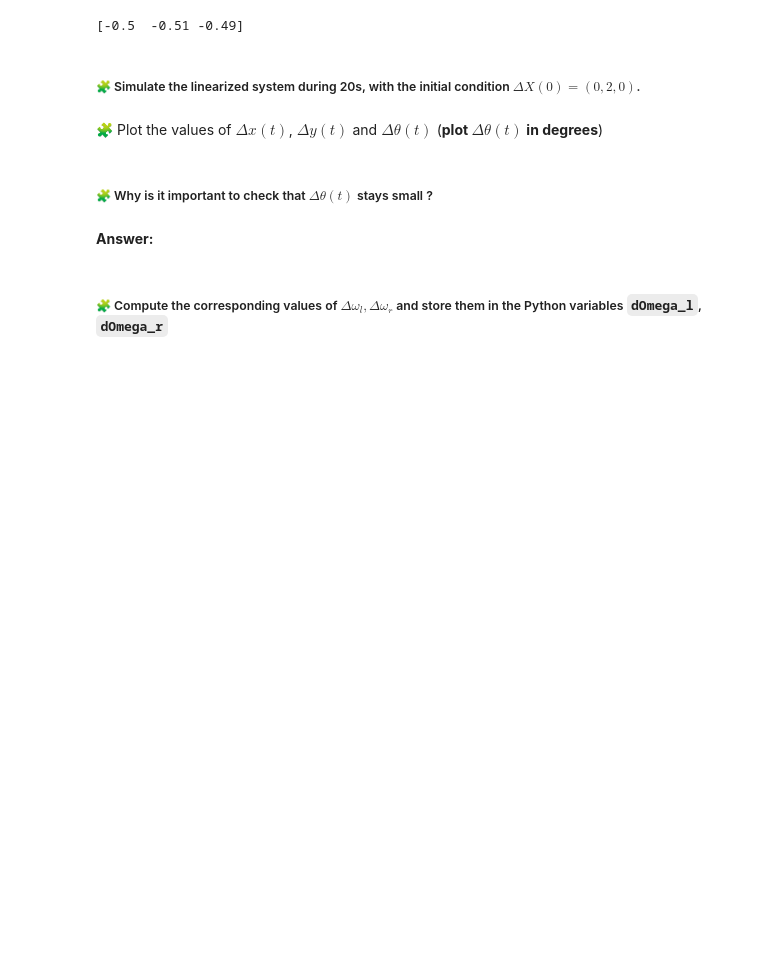
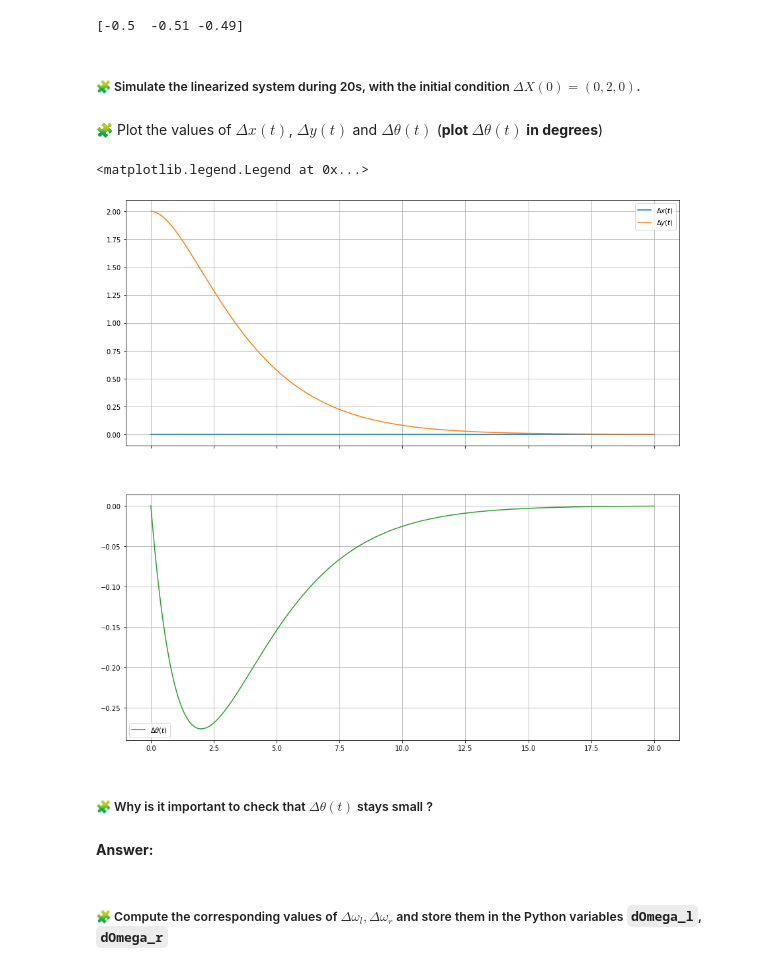
Before and after one commit to AymaneFAIQ/control-engineering-with-python-project-2022-2023, a Jupyter notebook: Project-2.ipynb, the cells around one changed output. Drawn from its saved outputs; the diff is of its cells as text; code cells hidden in the pictures; blank space fills up the shorter version.

```diff
--- a/Project-2.ipynb
+++ b/Project-2.ipynb
@@ -653,6 +653,21 @@ def deltaomega(t, deltaX):
 r = solve_ivp(fun = lin_fun, t_span = [0, 20], y0 = [0, 2, 0], dense_output = True, rtol = rtol, atol = atol)
 # %% [markdown]
 🧩 Plot the values of $\Delta x(t)$, $\Delta y(t)$ and $\Delta\theta(t)$ (**plot $\Delta\theta(t)$ in degrees**)
+# %%
+t = linspace(0.0, 20, 1000)
+dx, dy, dtheta = r["sol"](t)
+fig=figure(figsize=(15, 15))
+ax1, ax2 = fig.subplots(2, 1, sharex=True)
+ax1.grid(True)
+ax1.plot(t, dx, label="$\Delta x(t)$")
+ax1.plot(t, dy, label="$\Delta y(t)$")
+ax1.legend()
+ax2.grid(True)
+ax2.plot(t, dtheta, label=r"$\Delta\theta(t)$", color="C2")
+ax2.legend()
+# %% [output]
+<matplotlib.legend.Legend at 0x...>
+[figure, added]
 # %% [markdown]
 ##### 🧩 Why is it important to check that $\Delta\theta(t)$ stays small ?
 # %% [markdown]
```
